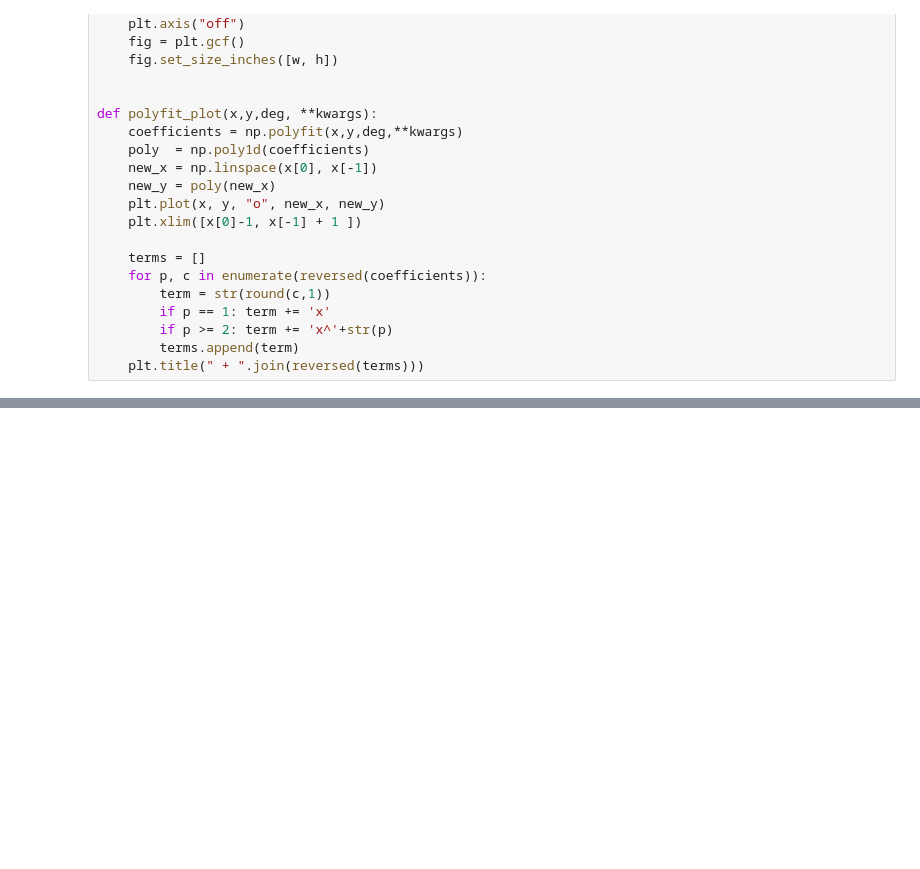
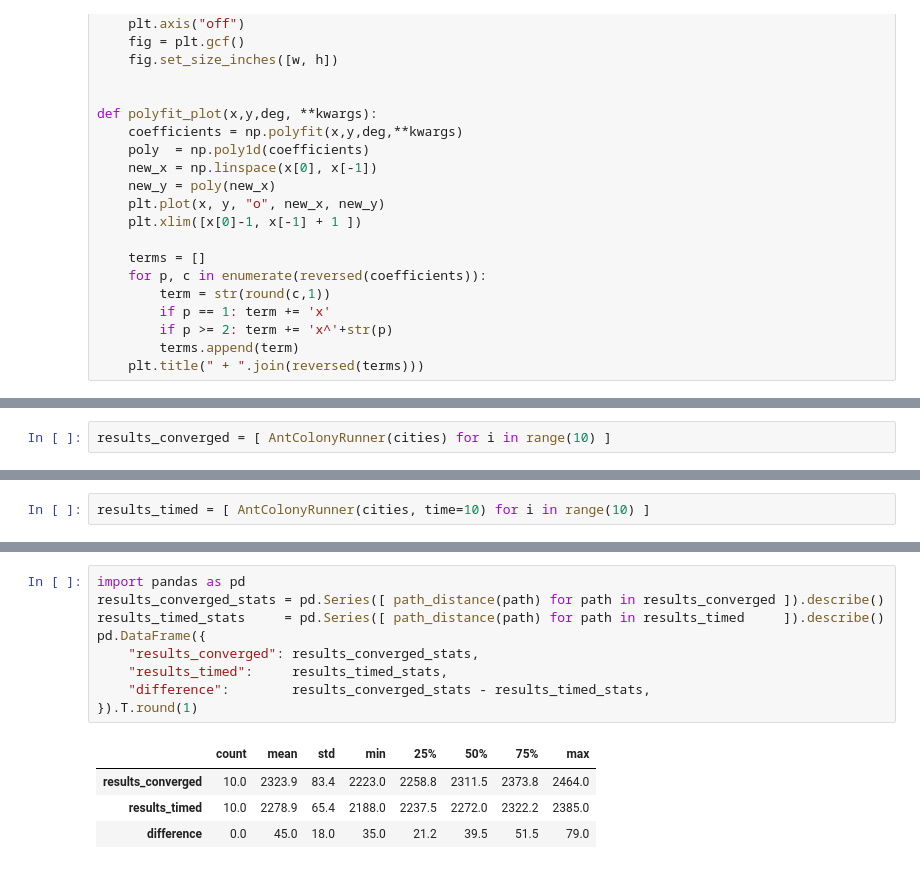
Before and after one commit to Niser01/Tesis, a Jupyter notebook: mine_ant.ipynb, the cells around one changed output, grey strips where cells are left out. Drawn from its saved outputs; the diff is of its cells as text; blank space fills up the shorter version.

```diff
--- a/mine_ant.ipynb
+++ b/mine_ant.ipynb
@@ -107,0 +422,2 @@ show_cities(cities)
+# %%
+results_converged = [ AntColonyRunner(cities) for i in range(10) ]
@@ -107,0 +435,2 @@ show_cities(cities)
+# %%
+results_timed = [ AntColonyRunner(cities, time=10) for i in range(10) ]
@@ -107,0 +448,14 @@ show_cities(cities)
+# %%
+import pandas as pd
+results_converged_stats = pd.Series([ path_distance(path) for path in results_converged ]).describe()
+results_timed_stats     = pd.Series([ path_distance(path) for path in results_timed     ]).describe()
+pd.DataFrame({
+    "results_converged": results_converged_stats,
+    "results_timed":     results_timed_stats,
+    "difference":        results_converged_stats - results_timed_stats,
+}).T.round(1)
+# %% [output]
+|  | count | mean | std | min | 25% | 50% | 75% | max |
+| results_converged | 10.0 | 2323.9 | 83.4 | 2223.0 | 2258.8 | 2311.5 | 2373.8 | 2464.0 |
+| results_timed | 10.0 | 2278.9 | 65.4 | 2188.0 | 2237.5 | 2272.0 | 2322.2 | 2385.0 |
+| difference | 0.0 | 45.0 | 18.0 | 35.0 | 21.2 | 39.5 | 51.5 | 79.0 |
```
Also changed, not shown: parts of 7 cells of this notebook, 2 other files.
